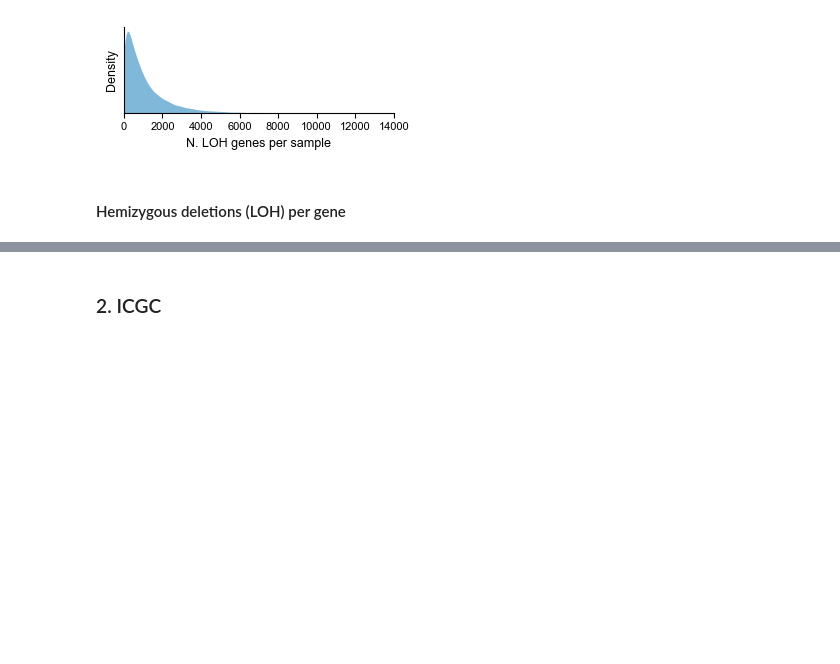
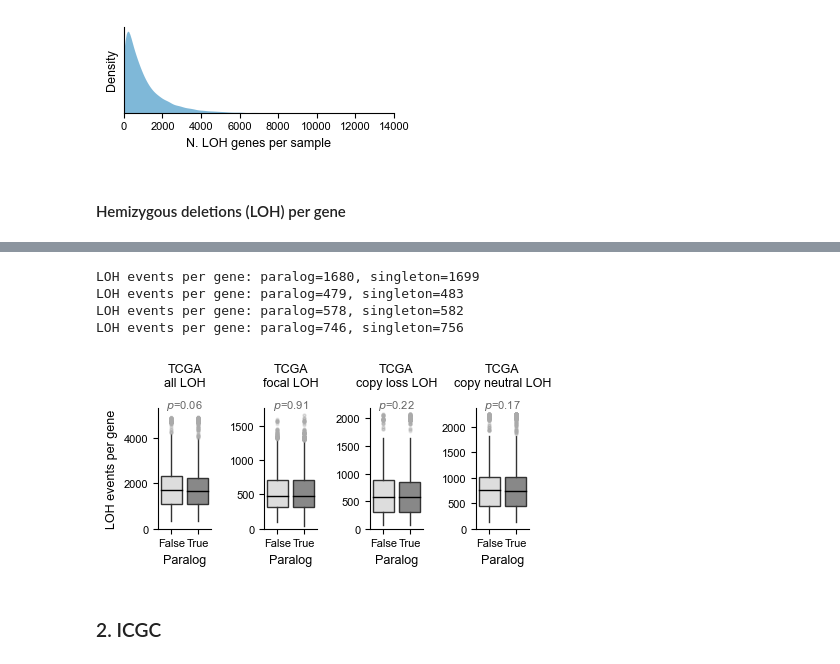
Before and after one commit to cancergenetics/paralog_HDs, a Jupyter notebook: 2_data_analysis/06_paralog_vs_singleton_LOH.ipynb, the cells around one changed output, grey strips where cells are left out. Saved outputs shown, nothing was run; the diff lists cells and outputs as text; code cells hidden in the pictures; blank space fills up the shorter version.

```diff
--- a/2_data_analysis/06_paralog_vs_singleton_LOH.ipynb
+++ b/2_data_analysis/06_paralog_vs_singleton_LOH.ipynb
@@ -157,3 +161,17 @@ Median num samples w/ LOH: paralog=479, singleton=483
+# %%
+f, ax = plt.subplots(1, 4, figsize=(4.5, 2.3))
+draw_loh_boxplot(tcga_loh, ax[0], 'TCGA\nall LOH\n', 400)
+draw_loh_boxplot(tcga_focal_loh, ax[1], 'TCGA\nfocal LOH\n', 100, ylab=False)
+draw_loh_boxplot(tcga_copy_loss_loh, ax[2], 'TCGA\ncopy loss LOH\n', 100, ylab=False)
+draw_loh_boxplot(tcga_copy_neut_loh, ax[3], 'TCGA\ncopy neutral LOH\n', 100, ylab=False)
+plt.tight_layout(w_pad=1.5)
+plt.savefig('../figures/tcga_gene_loh.png', bbox_inches='tight', dpi=500)
+# %% [output]
+LOH events per gene: paralog=1680, singleton=1699
+LOH events per gene: paralog=479, singleton=483
+LOH events per gene: paralog=578, singleton=582
+LOH events per gene: paralog=746, singleton=756
+[figure, added]
 # %% [markdown]
 ### 2. ICGC
 # %%
```
Also changed, not shown: parts of 6 cells of this notebook, 4 other files.
